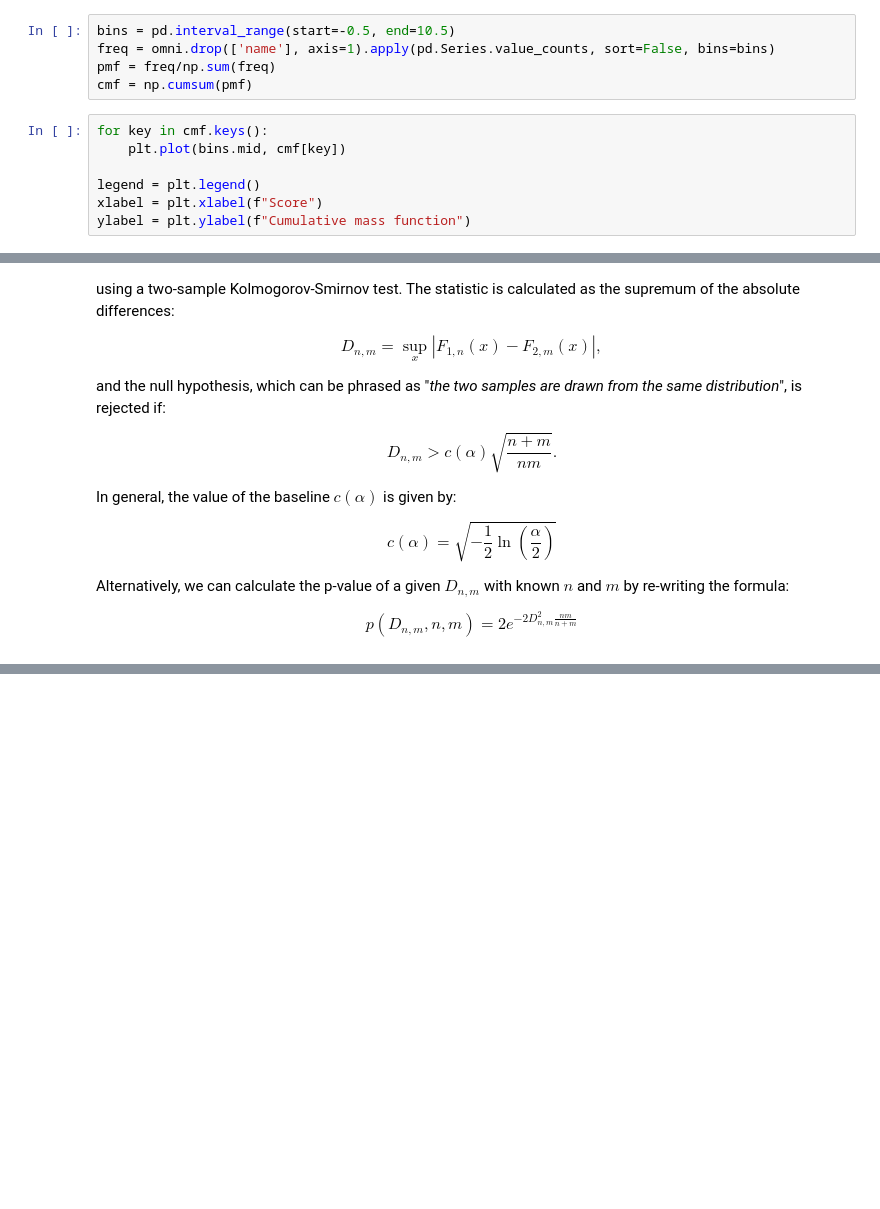
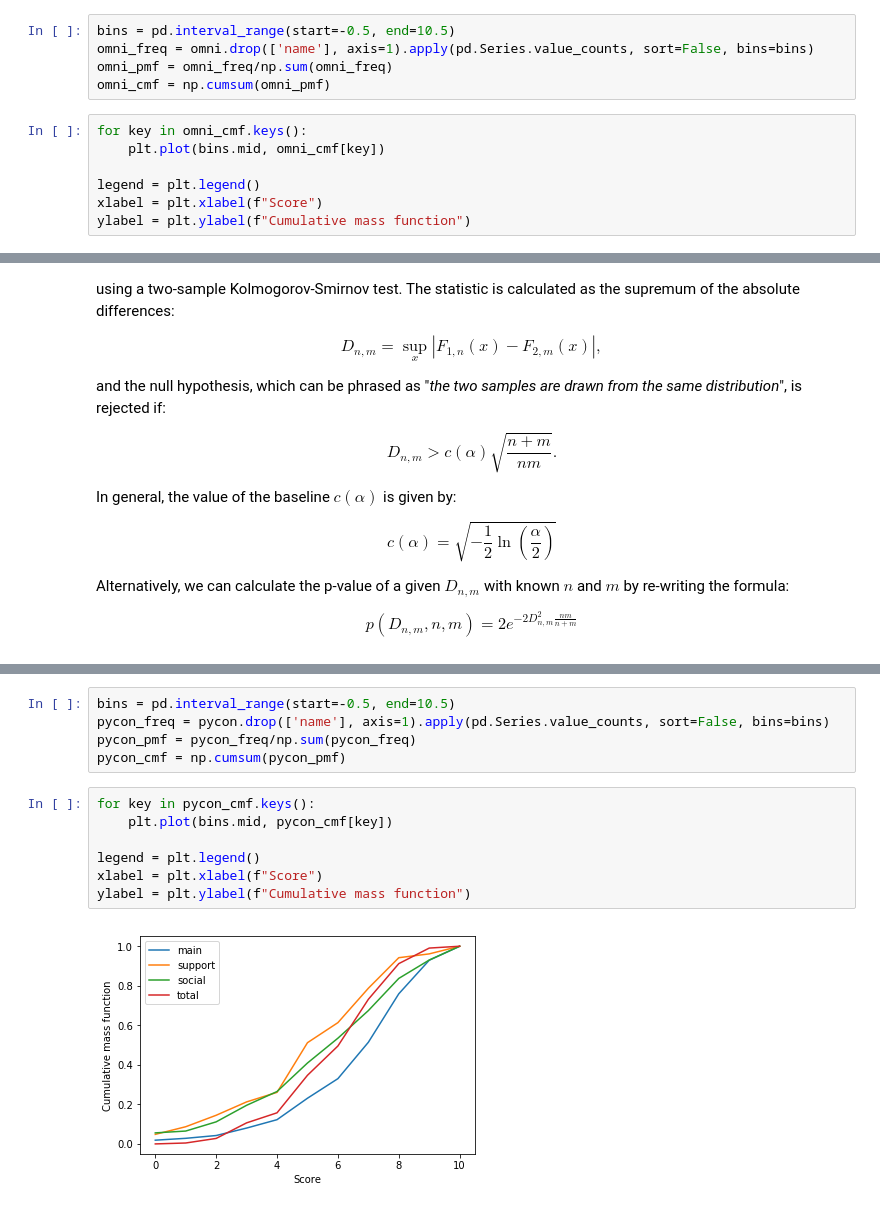
Before and after one commit to enfo14/pycon-data, a Jupyter notebook: 2018_PyCon_data_analysis.ipynb, the cells around one changed output, grey strips where cells are left out. Cells and saved outputs as stored; diff of their text form; blank space fills up the shorter version.

Commit message:
Completed analysis first pass, with intra-dataset statistics and inter-dataset statistics

```diff
--- a/2018_PyCon_data_analysis.ipynb
+++ b/2018_PyCon_data_analysis.ipynb
@@ -84,11 +81,11 @@ On the other hand, if we calculate the probability mass function (pmf) and the c
 # %%
 bins = pd.interval_range(start=-0.5, end=10.5)
-freq = omni.drop(['name'], axis=1).apply(pd.Series.value_counts, sort=False, bins=bins)
-pmf = freq/np.sum(freq)
-cmf = np.cumsum(pmf)
+omni_freq = omni.drop(['name'], axis=1).apply(pd.Series.value_counts, sort=False, bins=bins)
+omni_pmf = omni_freq/np.sum(omni_freq)
+omni_cmf = np.cumsum(omni_pmf)
 # %%
-for key in cmf.keys():
-    plt.plot(bins.mid, cmf[key])
+for key in omni_cmf.keys():
+    plt.plot(bins.mid, omni_cmf[key])
 
 legend = plt.legend()
 xlabel = plt.xlabel(f"Score")
@@ -138,0 +190,14 @@ These results show that there is a significant difference between the distributi
+# %%
+bins = pd.interval_range(start=-0.5, end=10.5)
+pycon_freq = pycon.drop(['name'], axis=1).apply(pd.Series.value_counts, sort=False, bins=bins)
+pycon_pmf = pycon_freq/np.sum(pycon_freq)
+pycon_cmf = np.cumsum(pycon_pmf)
+# %%
+for key in pycon_cmf.keys():
+    plt.plot(bins.mid, pycon_cmf[key])
+
+legend = plt.legend()
+xlabel = plt.xlabel(f"Score")
+ylabel = plt.ylabel(f"Cumulative mass function")
+# %% [output]
+[figure, added]
```
Also changed, not shown: parts of 19 cells of this notebook.
